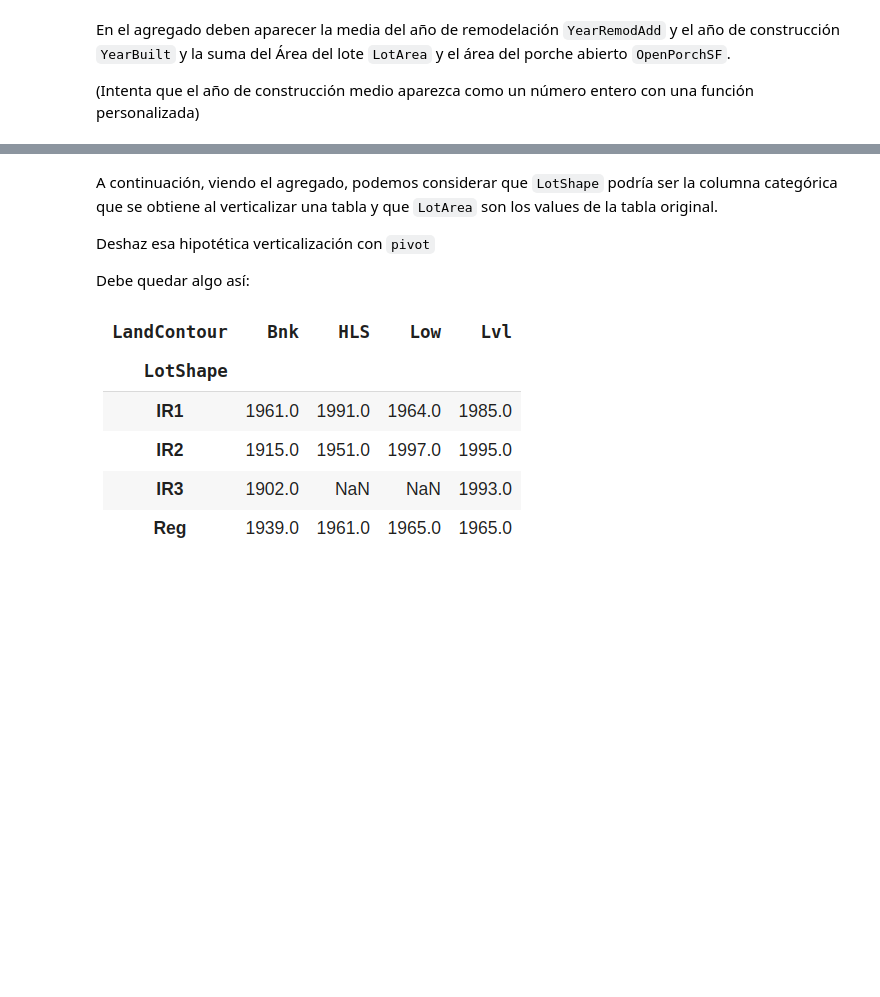
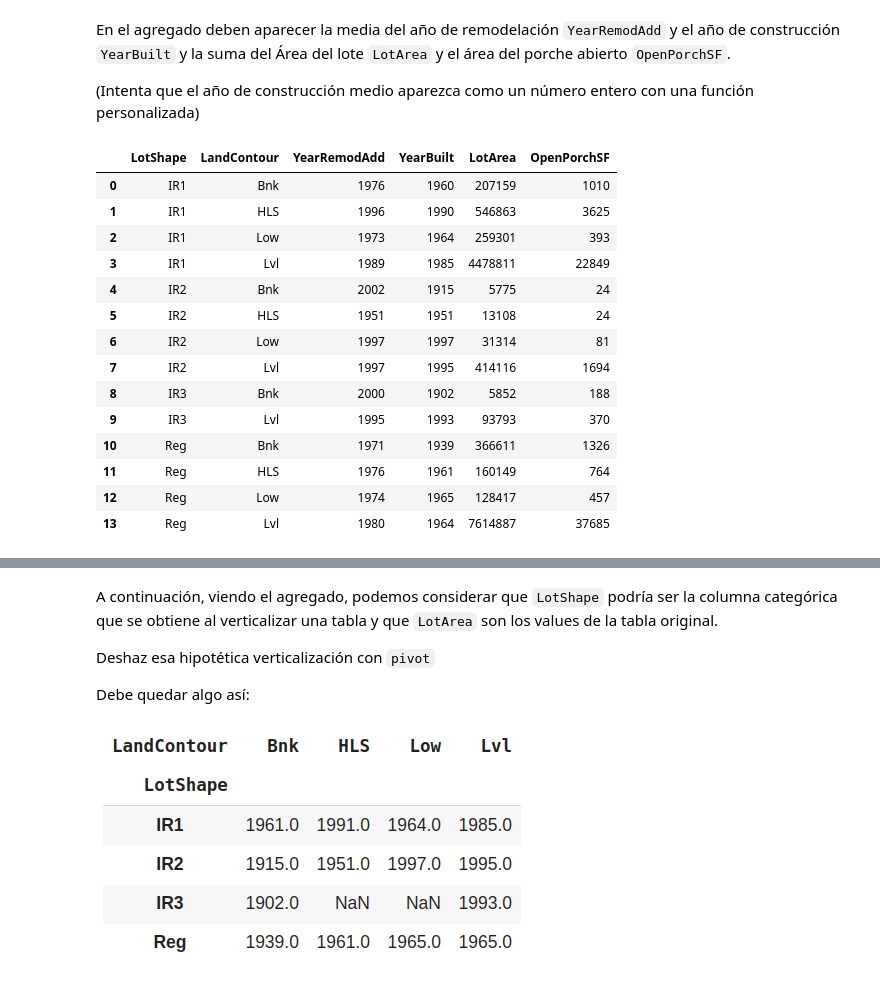
Before and after one commit to cristinaegus/Pandas_Python_IA, a Jupyter notebook: Agregados.ipynb, the cells around one changed output, grey strips where cells are left out. Cells and saved outputs as stored; diff of their text form; code cells hidden in the pictures; blank space fills up the shorter version.

```diff
--- a/Agregados.ipynb
+++ b/Agregados.ipynb
@@ -648,3 +647,30 @@ SP.groupby(["LotShape", "LandContour"]).a
+# %%
+def media_entero(serie):
+    return int(serie.mean())
+# %%
+dict_calculos = {'YearRemodAdd': lambda x: int(x.mean()),
+                 'YearBuilt': media_entero,
+                 'LotArea': 'sum',
+                 'OpenPorchSF': 'sum'}
+# %%
+agrupacion = SP.groupby(["LotShape", "LandContour"]).agg(dict_calculos).reset_index()
+agrupacion
+# %% [output]
+|  | LotShape | LandContour | YearRemodAdd | YearBuilt | LotArea | OpenPorchSF |
+| 0 | IR1 | Bnk | 1976 | 1960 | 207159 | 1010 |
+| 1 | IR1 | HLS | 1996 | 1990 | 546863 | 3625 |
+| 2 | IR1 | Low | 1973 | 1964 | 259301 | 393 |
+| 3 | IR1 | Lvl | 1989 | 1985 | 4478811 | 22849 |
+| 4 | IR2 | Bnk | 2002 | 1915 | 5775 | 24 |
+| 5 | IR2 | HLS | 1951 | 1951 | 13108 | 24 |
+| 6 | IR2 | Low | 1997 | 1997 | 31314 | 81 |
+| 7 | IR2 | Lvl | 1997 | 1995 | 414116 | 1694 |
+| 8 | IR3 | Bnk | 2000 | 1902 | 5852 | 188 |
+| 9 | IR3 | Lvl | 1995 | 1993 | 93793 | 370 |
+| 10 | Reg | Bnk | 1971 | 1939 | 366611 | 1326 |
+| 11 | Reg | HLS | 1976 | 1961 | 160149 | 764 |
+| 12 | Reg | Low | 1974 | 1965 | 128417 | 457 |
+| 13 | Reg | Lvl | 1980 | 1964 | 7614887 | 37685 |
 # %% [markdown]
 ![image.png](embedded-picture-1)
 # %% [markdown]
```
Also changed, not shown: parts of 6 cells of this notebook.
